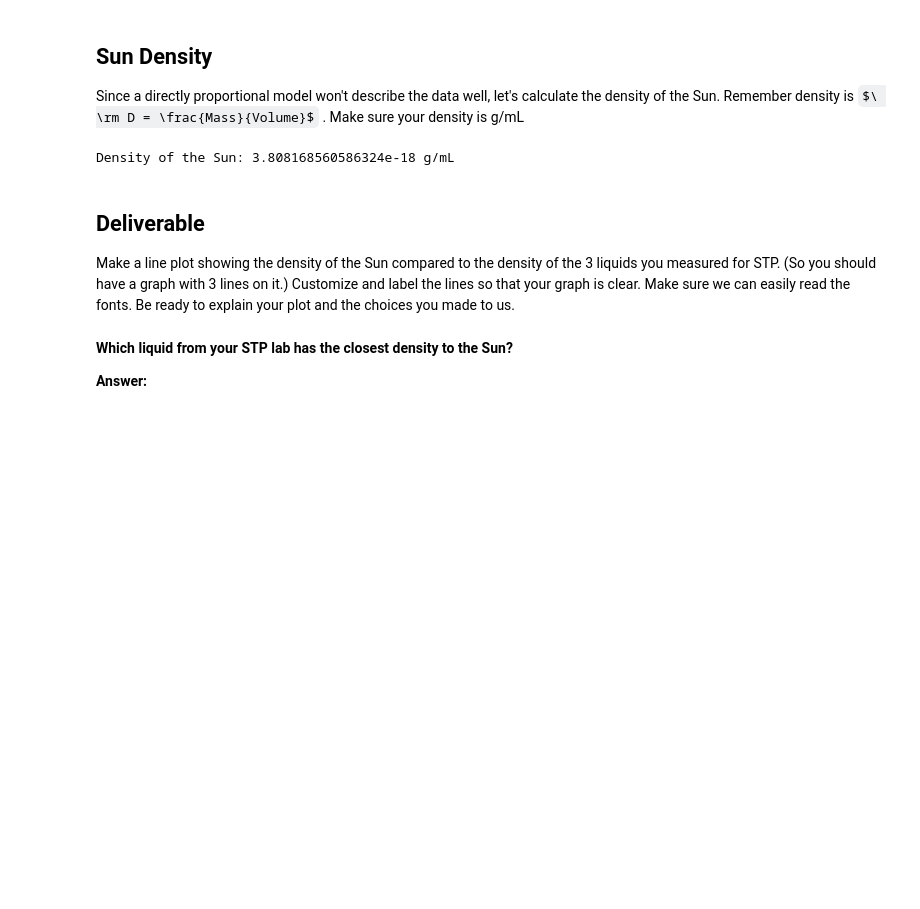
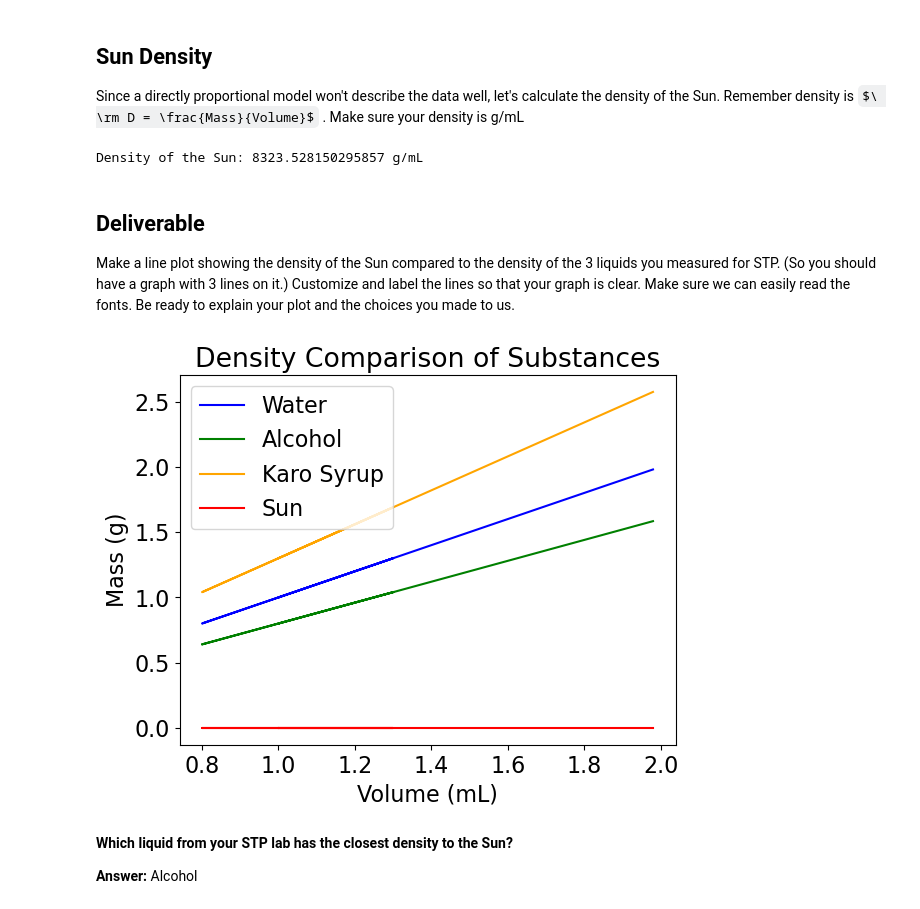
Before and after one commit to Op173/CFR-2025, a Jupyter notebook: Astro/Blank/1 - Stars Pt2 .ipynb, the cells around one changed output. Drawn from its saved outputs; the diff is of its cells as text; code cells hidden in the pictures; some formulas as TeX source; blank space fills up the shorter version.

```diff
--- a/Astro/Blank/1 - Stars Pt2 .ipynb
+++ b/Astro/Blank/1 - Stars Pt2 .ipynb
@@ -367,7 +367,7 @@ Since a directly proportional model won't describe the data well, let's calculat
 
 # Function to convert mass to grams (g)
 def convert_mass_to_grams(mass):
-    return mass * (1.989 ** 30) * 1000
+    return mass * (1.989e30) * 1000
 
 # Function to convert volume to milliliters (mL)
 def convert_volume_to_milliliters(volume):
@@ -391,7 +391,7 @@ sun_density_g_per_ml = sun_mass_g / sun_volume_ml
 
 print(f"Density of the Sun: {sun_density_g_per_ml} g/mL")
 # %% [output]
-Density of the Sun: 3.808168560586324e-18 g/mL
+Density of the Sun: 8323.528150295857 g/mL
 # %% [markdown]
 ## Deliverable
 
@@ -399,24 +399,63 @@ Make a line plot showing the density of the Sun compared to the density of the 3
 # %%
 # create your line plot below
 
 # fill in the volumes you measured for STP in the list below
 # this will be your array for the x axis for each liquid and for the sun
 volumes = [] #mL
 
 # the below function will calculate the masses based on the density you put in, you don't need to edit it
 def masses(density): #g/mL
     mass = [a * density for a in volumes]
     return mass
 
 # you will need to use this function for each object below
-water_mass =
-oil_mass =
-karo_mass =
-sun_mass =
+water_mass = 1
+alcohol_mass = 0.8
+karo_mass = 1.3
+sun_mass = 1
 
 #plot a line for the four substances above on the same graph. change the colors for each line and label them
 #remember a line for a directly proportional model is A * x. What did A and x represent in this lab?
+
+import matplotlib.pyplot as plt
+
+# Define the volumes measured for STP in mL
+volumes = [1, 0.8, 1.3, 1, 1.98]  # Example volumes in mL
+
+# Function to calculate masses based on density
+def masses(density):  # g/mL
+    mass = [a * density for a in volumes]
+    return mass
+
+# Densities of the substances in g/mL
+water_density = 1.0
+alcohol_density = 0.8
+karo_density = 1.3
+sun_density = 1.989e30 / ((4/3) * 3.14 * (6.96e8 ** 3)) * (1.989 ** 30) * 1000 / ((695700 ** 3) * (100000 ** 3))
+
+# Calculate masses for each substance
+water_mass = masses(water_density)
+alcohol_mass = masses(alcohol_density)
+karo_mass = masses(karo_density)
+sun_mass = masses(sun_density)
+
+# Plot the lines for the four substances on the same graph
+plt.plot(volumes, water_mass, label='Water', color='blue')
+plt.plot(volumes, alcohol_mass, label='Alcohol', color='green')
+plt.plot(volumes, karo_mass, label='Karo Syrup', color='orange')
+plt.plot(volumes, sun_mass, label='Sun', color='red')
+
+# Add title and labels
+plt.title("Density Comparison of Substances")
+plt.xlabel("Volume (mL)")
+plt.ylabel("Mass (g)")
+plt.legend()
+
+# Show the plot
+plt.show()
+# %% [output]
+[figure, added]
 # %% [markdown]
 **Which liquid from your STP lab has the closest density to the Sun?**
 
-**Answer:**
+**Answer:** Alcohol
```
Also changed, not shown: parts of 4 cells of this notebook.
